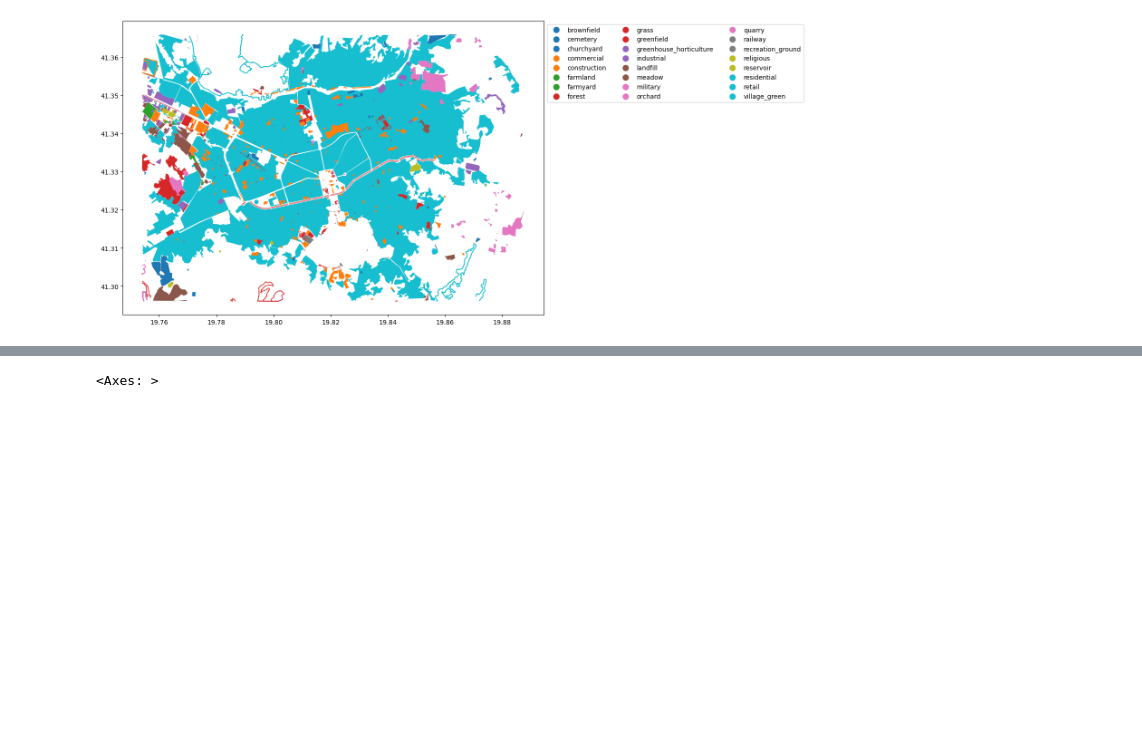
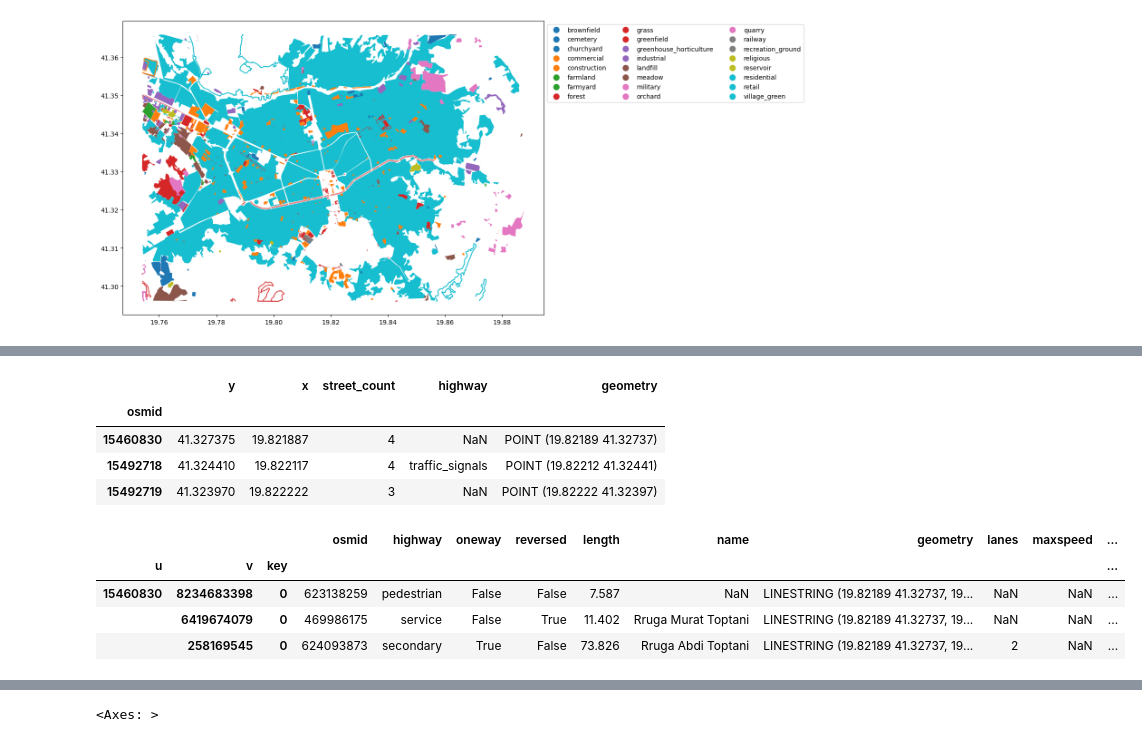
Before and after one commit to pomodoren/pomoblog, a Jupyter notebook: 2023-08-03-transport-OSS and Mobility.ipynb, the cells around one changed output, grey strips where cells are left out. Cells and saved outputs as stored; diff of their text form; code cells hidden in the pictures; blank space fills up the shorter version.

```diff
--- a/2023-08-03-transport-OSS and Mobility.ipynb
+++ b/2023-08-03-transport-OSS and Mobility.ipynb
@@ -37,0 +94,16 @@ ax = buildings.plot(column="building", **std_kwargs)
+# %%
+# Retrieve nodes and edges
+nodes, edges = ox.graph_to_gdfs(graph)
+display(nodes.head(3))
+display(edges.head(3))
+# %% [output]
+|  | y | x | street_count | highway | geometry |
+| osmid |  |  |  |  |  |
+| 15460830 | 41.327375 | 19.821887 | 4 | NaN | POINT (19.82189 41.32737) |
+| 15492718 | 41.324410 | 19.822117 | 4 | traffic_signals | POINT (19.82212 41.32441) |
+| 15492719 | 41.323970 | 19.822222 | 3 | NaN | POINT (19.82222 41.32397) |
+|  |  |  | osmid | highway | oneway | reversed | length | name | geometry | lanes | maxspeed | ... |
+| u | v | key |  |  |  |  |  |  |  |  |  | ... |
+| 15460830 | 8234683398 | 0 | 623138259 | pedestrian | False | False | 7.587 | NaN | LINESTRING (19.82189 41.32737, 19... | NaN | NaN | ... |
+|  | 6419674079 | 0 | 469986175 | service | False | True | 11.402 | Rruga Murat Toptani | LINESTRING (19.82189 41.32737, 19... | NaN | NaN | ... |
+|  | 258169545 | 0 | 624093873 | secondary | True | False | 73.826 | Rruga Abdi Toptani | LINESTRING (19.82189 41.32737, 19... | 2 | NaN | ... |
```
Also changed, not shown: parts of 61 cells of this notebook, 40 other files.
